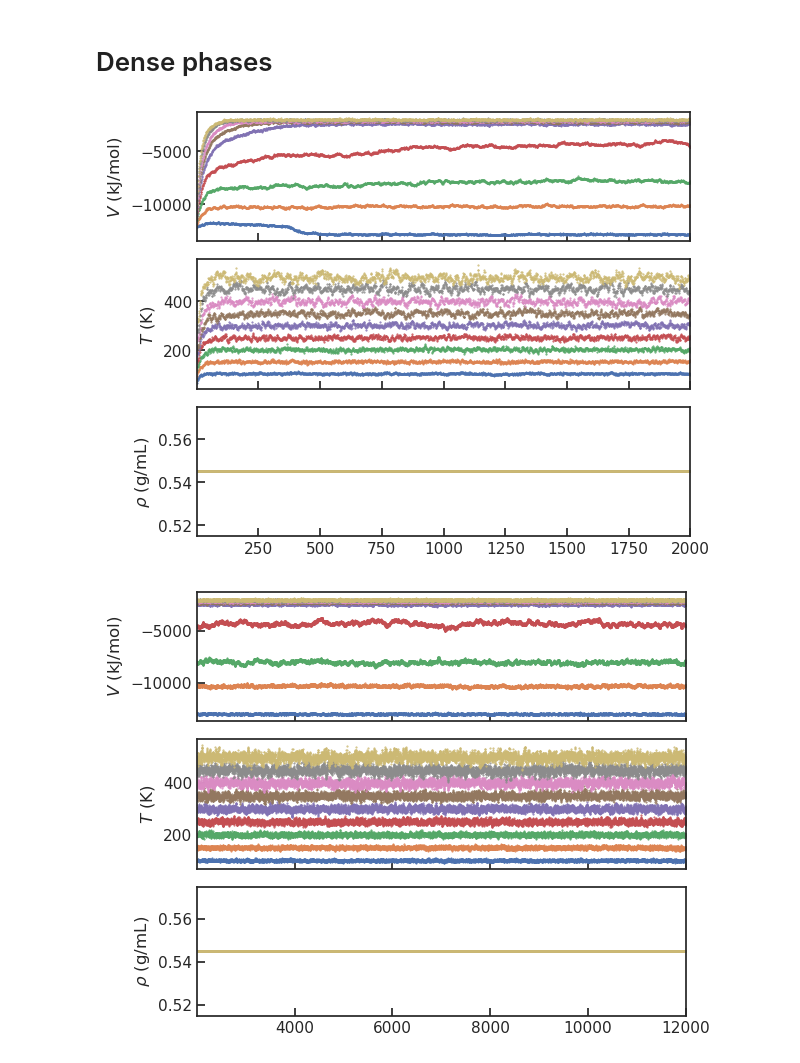
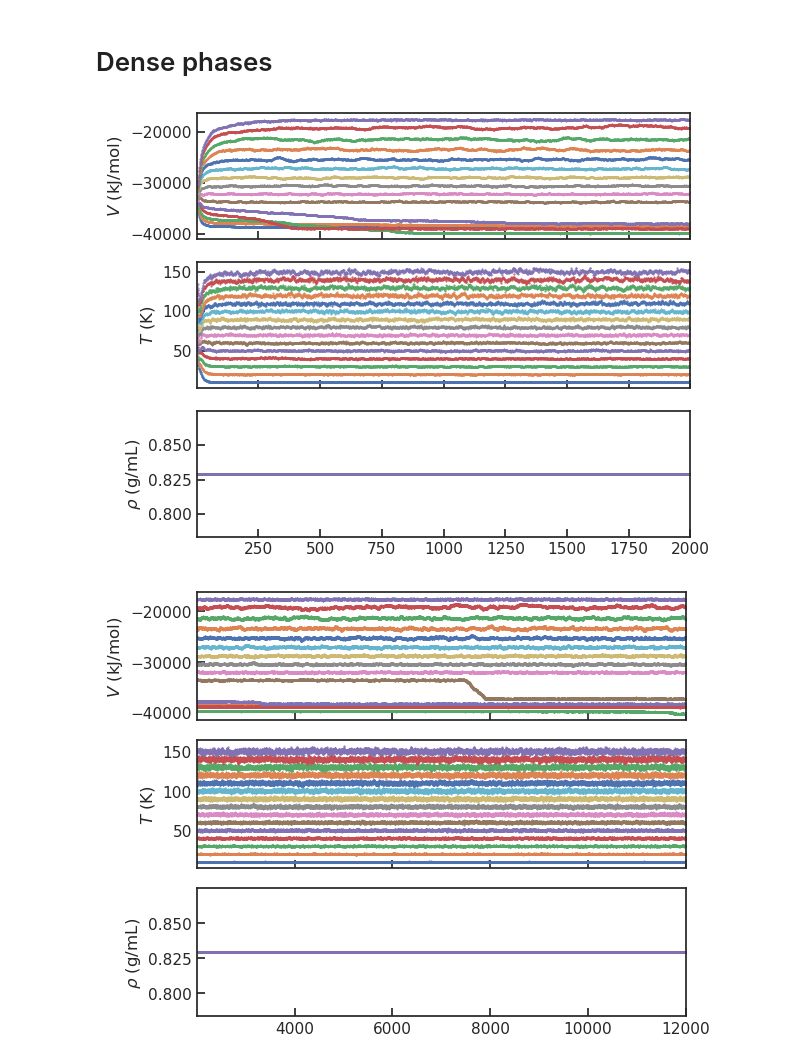
Before and after one commit to BioKT/lj-openmm, a Jupyter notebook: analysis_slab.ipynb, the cells around one changed output. Drawn from its saved outputs; the diff is of its cells as text; code cells hidden in the pictures.

```diff
--- a/analysis_slab.ipynb
+++ b/analysis_slab.ipynb
@@ -102,5 +84,5 @@ plt.tight_layout()
 # %%
-ibound = np.argmin(np.abs(bin_centers - 0.8))
+ibound = np.argmin(np.abs(bin_centers - 0.7))
 pb = np.trapz(hist[:ibound], dx=bin_centers[1]-bin_centers[0])
-print ('Population bound = %e'%pb)
+print ('Population bound = %.3e'%pb)
 # %% [output]
@@ -107,0 +90,24 @@ Population bound = 3.083500e-03
+# %%
+temps = range(10,160,10)
+pb = []
+
+fig, ax = plt.subplots(figsize=(5,4))
+for t in temps:
+    traj = md.load_dcd("data/argon_n50_L20_T%g_prod.dcd"%t, top="data/argon_n50_L20_T50_min.pdb", stride=1)
+    bins, g_r = md.compute_rdf(traj, list(itertools.combinations(range(50), 2)), \
+                               r_range=[0,1.5], n_bins=100)
+    ax.plot(bins, g_r, label='T=%g K'%t)
+
+    distances = md.compute_distances(traj, \
+                                atom_pairs=list(itertools.combinations(range(20), 2)))
+    hist, bin_edges = np.histogram(np.concatenate(distances), density=True, bins=np.linspace(0,20,nbins))
+    bin_centers = np.array([0.5*(bin_edges[i]+bin_edges[i+1]) for i in range(nbins-1)])
+    ibound = np.argmin(np.abs(bin_centers - 0.7))
+    pb.append(np.trapz(hist[:ibound], dx=bin_centers[1]-bin_centers[0]))
+ax.axhline(1,0,2,ls='dashed', lw=1, color='k')
+ax.set_xlim(0.0,1.5)
+ax.set_xlabel('$r$ (nm)')
+ax.set_ylabel(r'$g(r)$')
+plt.legend(loc=1,ncols=2, fontsize=10)
+
+plt.tight_layout()
@@ -108,10 +118,10 @@ Population bound = 3.083500e-03
 # %% [markdown]
 # Dense phases
 # %%
-system = "xenon"
+system = "argon"
 # %%
 fig, ax = plt.subplots(3,1, sharex=True, sharey=False)
-for t in range(100,510,50):
+for t in range(10,160,10):
     data = np.loadtxt("data/%s_slab_T%g_equil.csv"%(system,t), delimiter=',')
     ax[0].plot(data[:,0], data[:,1], '.', ms=1)
     #ax[0].set_ylim(-30000,200)
@@ -124,22 +134,22 @@ ax[2].set_ylabel(r'$\rho$ (g/mL)')
 ax[2].set_xlim(data[0,0], data[-1,0])
 plt.tight_layout()
 # %% [output]
-[figure, old version]
+[figure, new version]
 # %%
 fig, ax = plt.subplots(3,1, sharex=True, sharey=False)
-for t in range(100,510,50):
+for t in range(10,160,10):
     data = np.loadtxt("data/%s_slab_T%g_prod.csv"%(system,t), delimiter=',')
     ax[0].plot(data[:,0], data[:,1], '.', ms=1)
     #ax[0].set_ylim(-30000,200)
     ax[1].plot(data[:,0], data[:,2], '.', ms=1)
     ax[2].plot(data[:,0], data[:,3], '.', ms=1)
 ax[0].set_ylabel(r'$V$ (kJ/mol)')
 #ax[1].set_ylim(250,350)
 ax[1].set_ylabel(r'$T$ (K)')
 ax[2].set_ylabel(r'$\rho$ (g/mL)')
 ax[2].set_xlim(data[0,0], data[-1,0])
 plt.tight_layout()
 # %% [output]
-[figure, old version]
+[figure, new version]
 # %%
 fig, ax = plt.subplots(2,1, sharex=True)
```
Also changed, not shown: parts of 21 cells of this notebook.
